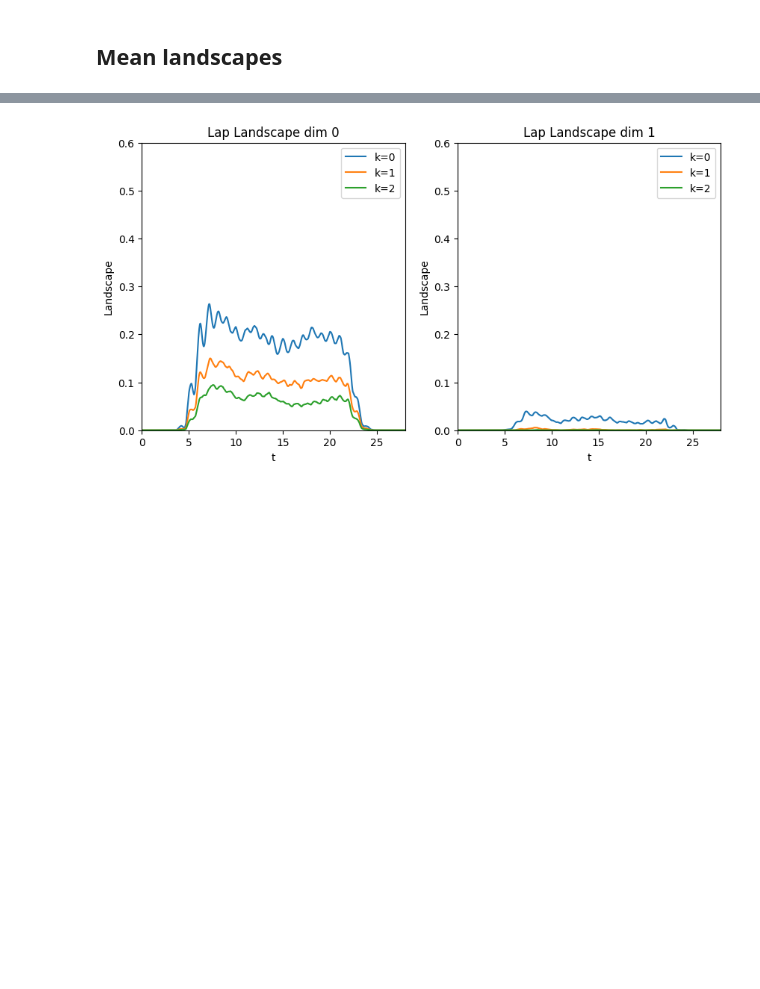
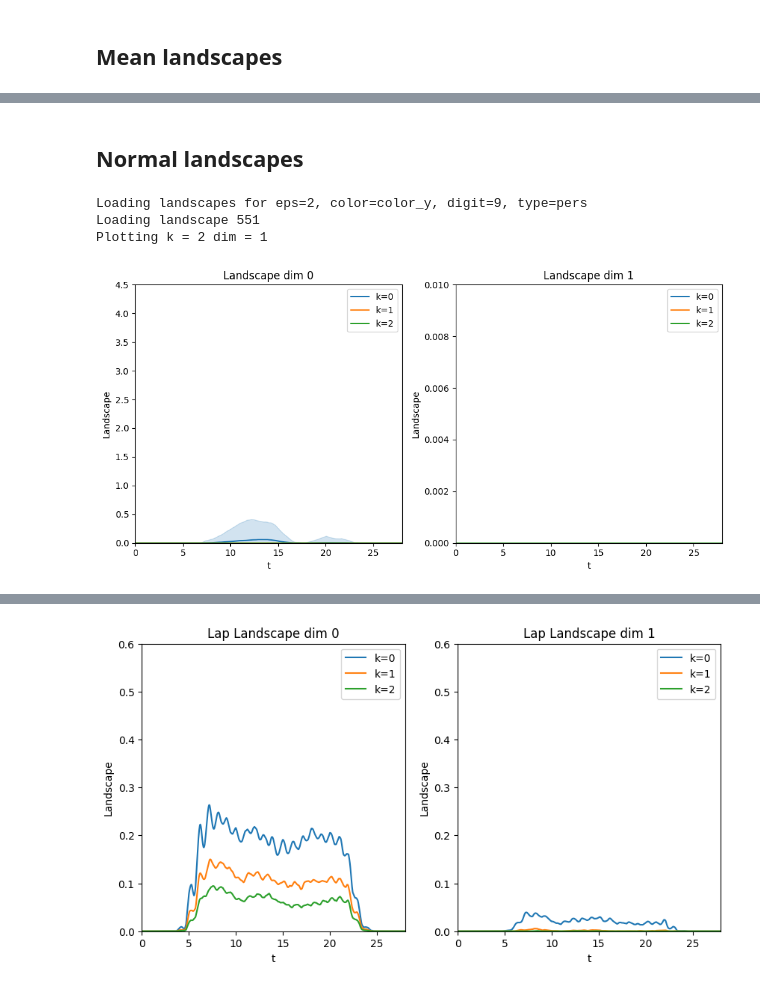
Before and after one commit to siroj99/Master_thesis, a Jupyter notebook: code/MNIST_experiments.ipynb, the cells around one changed output, grey strips where cells are left out. Saved outputs shown, nothing was run; the diff lists cells and outputs as text; code cells hidden in the pictures; blank space fills up the shorter version.

```diff
--- a/code/MNIST_experiments.ipynb
+++ b/code/MNIST_experiments.ipynb
@@ -95,0 +249,16 @@ Mean landscapes
+# %% [markdown]
+Normal landscapes
+------------------
+# %%
+digit = "9"
+type_ = "pers"
+
+plot_mean_landscape(LL_train_old_filtration, 2, "color_y", digit, type_, max_k=3, limits=[[0, 28, 0, 4.5], [0, 28, 0, 0.01]])
+# plot_mean_landscape(LL_train, 2, "color_y", digit, type_, max_k=3, limits=[[0, 28, 0, 0.8], [0, 28, 0, 0.15]], errorbar="sd")
+plt.savefig(f"../figures/mnist_report/mean_landscape_{type_}_{digit}_conf.png", bbox_inches='tight', dpi=300)
+plt.show()
+# %% [output]
+Loading landscapes for eps=2, color=color_y, digit=9, type=pers
+Loading landscape 551
+Plotting k = 2 dim = 1
+[figure, added]
```
Also changed, not shown: parts of 12 cells of this notebook, 8 other files.
